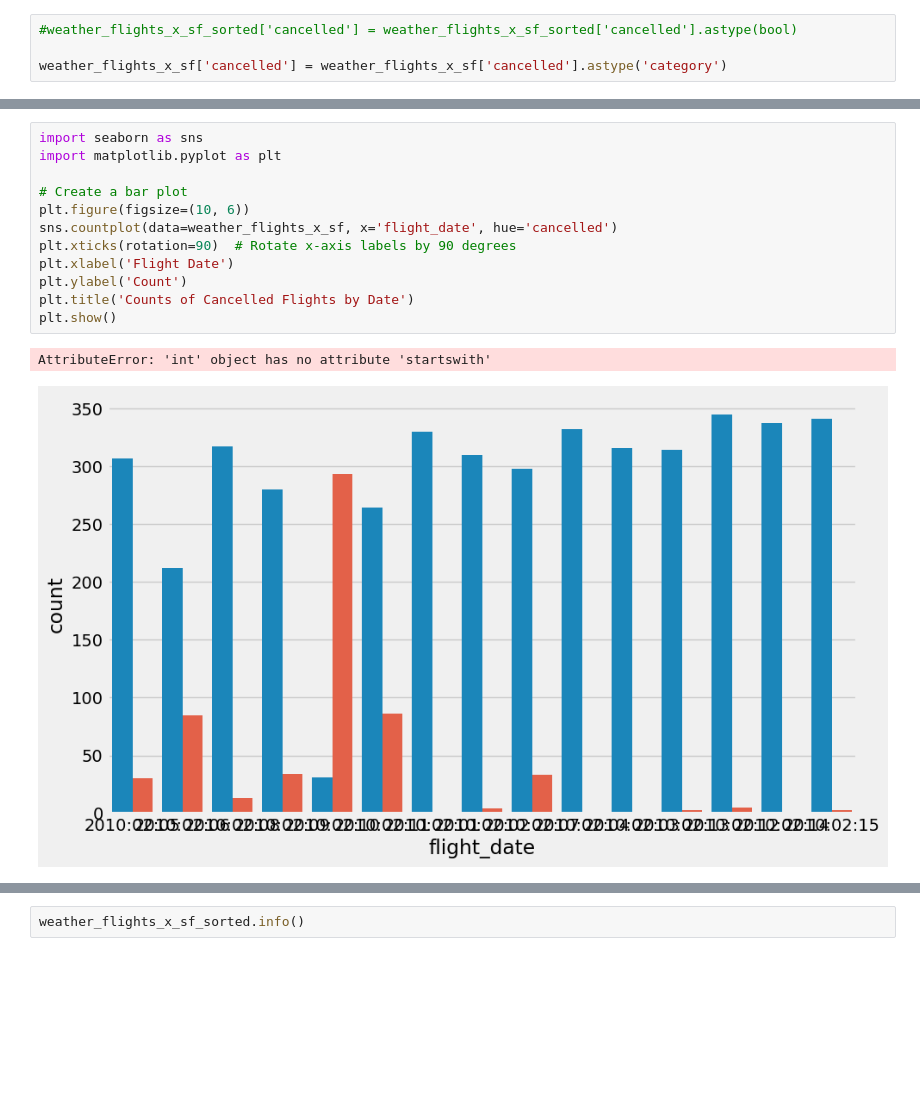
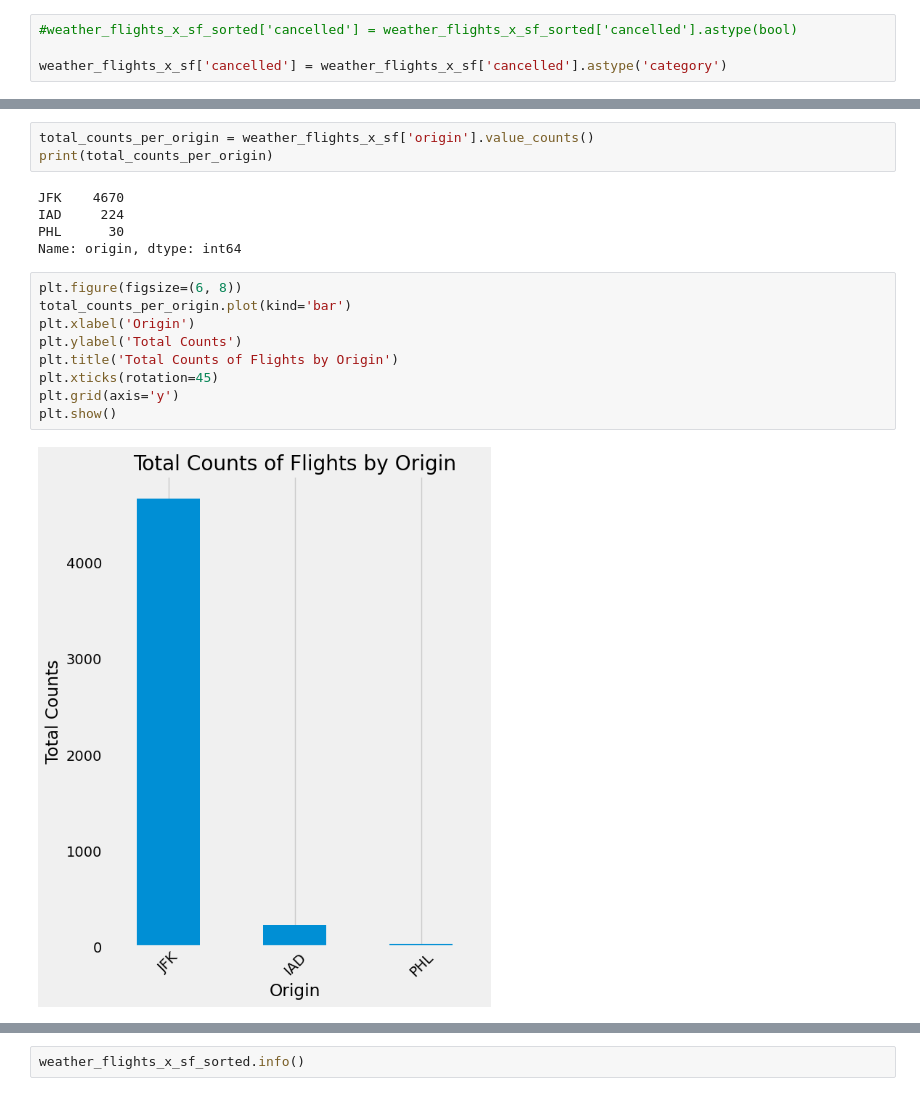
Before and after one commit to susanneferschl/da-sql-api-project-group-2_sf, a Jupyter notebook: project_work/Susannes_folder/Hypo2_susanne.ipynb, the cells around one changed output, grey strips where cells are left out. Cells and saved outputs as stored; diff of their text form; blank space fills up the shorter version.

```diff
--- a/project_work/Susannes_folder/Hypo2_susanne.ipynb
+++ b/project_work/Susannes_folder/Hypo2_susanne.ipynb
@@ -629,15 +615,19 @@ ValueError: time data '2010:02:05' does not match format '%y:%m:%d' (match)
-# %%
-import seaborn as sns
-import matplotlib.pyplot as plt
-
-# Create a bar plot
-plt.figure(figsize=(10, 6))
-sns.countplot(data=weather_flights_x_sf, x='flight_date', hue='cancelled')
-plt.xticks(rotation=90)  # Rotate x-axis labels by 90 degrees
-plt.xlabel('Flight Date')
-plt.ylabel('Count')
-plt.title('Counts of Cancelled Flights by Date')
-plt.show()
-# %% [output]
-AttributeError: 'int' object has no attribute 'startswith'
-[figure, removed]
+# %%
+total_counts_per_origin = weather_flights_x_sf['origin'].value_counts()
+print(total_counts_per_origin)
+# %% [output]
+JFK    4670
+IAD     224
+PHL      30
+Name: origin, dtype: int64
+# %%
+plt.figure(figsize=(6, 8))
+total_counts_per_origin.plot(kind='bar')
+plt.xlabel('Origin')
+plt.ylabel('Total Counts')
+plt.title('Total Counts of Flights by Origin')
+plt.xticks(rotation=45)
+plt.grid(axis='y')
+plt.show()
+# %% [output]
+[figure, added]
```
Also changed, not shown: parts of 46 cells of this notebook.
